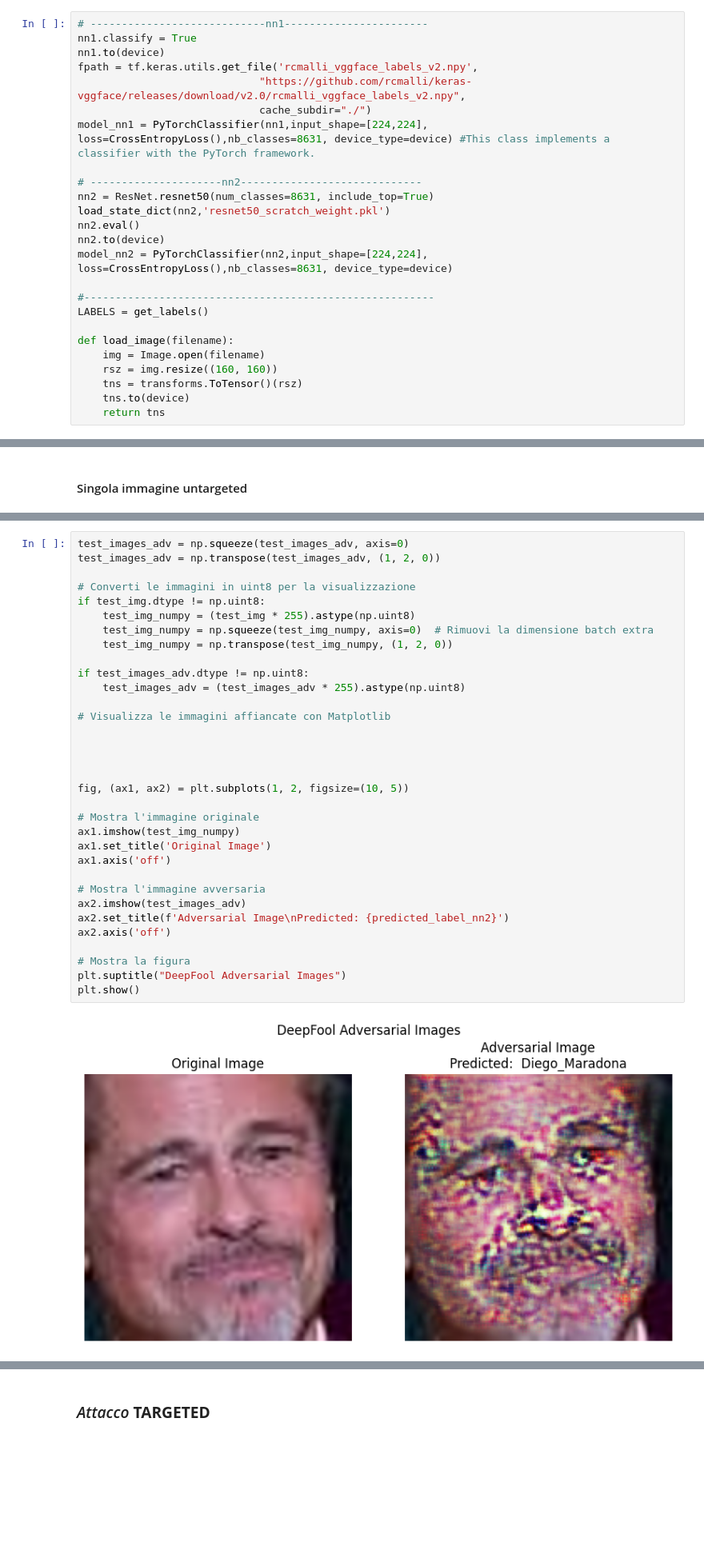
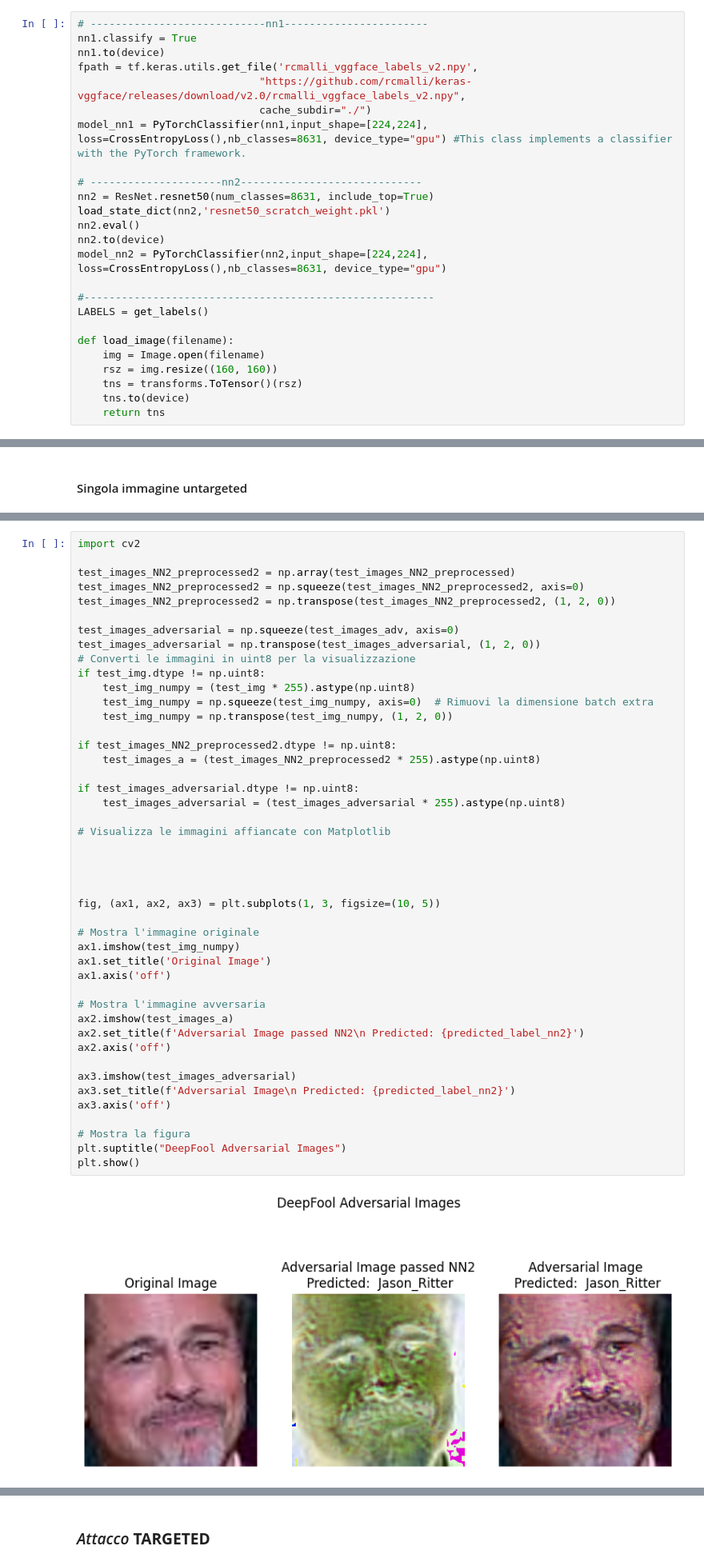
Before and after one commit to dany9999/Face_Recognition_Security, a Jupyter notebook: carlini_wagner.ipynb, the cells around one changed output, grey strips where cells are left out. Shown at 80% size. Saved outputs shown, nothing was run; the diff lists cells and outputs as text; blank space fills up the shorter version.

Commit message:
[ADD] Aggiunta predizione sulle immagini preprocessed

```diff
--- a/carlini_wagner.ipynb
+++ b/carlini_wagner.ipynb
@@ -47,14 +51,14 @@ nn1.to(device)
 fpath = tf.keras.utils.get_file('rcmalli_vggface_labels_v2.npy',
                              "https://github.com/rcmalli/keras-vggface/releases/download/v2.0/rcmalli_vggface_labels_v2.npy",
                              cache_subdir="./")
-model_nn1 = PyTorchClassifier(nn1,input_shape=[224,224], loss=CrossEntropyLoss(),nb_classes=8631, device_type=device) #This class implements a classifier with the PyTorch framework.
+model_nn1 = PyTorchClassifier(nn1,input_shape=[224,224], loss=CrossEntropyLoss(),nb_classes=8631, device_type="gpu") #This class implements a classifier with the PyTorch framework.
 
 # ---------------------nn2-----------------------------
 nn2 = ResNet.resnet50(num_classes=8631, include_top=True)
 load_state_dict(nn2,'resnet50_scratch_weight.pkl')
 nn2.eval()
 nn2.to(device)
-model_nn2 = PyTorchClassifier(nn2,input_shape=[224,224], loss=CrossEntropyLoss(),nb_classes=8631, device_type=device)
+model_nn2 = PyTorchClassifier(nn2,input_shape=[224,224], loss=CrossEntropyLoss(),nb_classes=8631, device_type="gpu")
 
 #--------------------------------------------------------
 LABELS = get_labels()
@@ -236,35 +351,47 @@ correct_label = re.sub(r'_\d+_face_0\.jpg$', '', filename)
 # %%
-test_images_adv = np.squeeze(test_images_adv, axis=0)
-test_images_adv = np.transpose(test_images_adv, (1, 2, 0))
+import cv2
 
+test_images_NN2_preprocessed2 = np.array(test_images_NN2_preprocessed)
+test_images_NN2_preprocessed2 = np.squeeze(test_images_NN2_preprocessed2, axis=0)
+test_images_NN2_preprocessed2 = np.transpose(test_images_NN2_preprocessed2, (1, 2, 0))
+
+test_images_adversarial = np.squeeze(test_images_adv, axis=0)
+test_images_adversarial = np.transpose(test_images_adversarial, (1, 2, 0))
 # Converti le immagini in uint8 per la visualizzazione
 if test_img.dtype != np.uint8:
     test_img_numpy = (test_img * 255).astype(np.uint8)
     test_img_numpy = np.squeeze(test_img_numpy, axis=0)  # Rimuovi la dimensione batch extra
     test_img_numpy = np.transpose(test_img_numpy, (1, 2, 0))
 
-if test_images_adv.dtype != np.uint8:
-    test_images_adv = (test_images_adv * 255).astype(np.uint8)
+if test_images_NN2_preprocessed2.dtype != np.uint8:
+    test_images_a = (test_images_NN2_preprocessed2 * 255).astype(np.uint8)
+
+if test_images_adversarial.dtype != np.uint8:
+    test_images_adversarial = (test_images_adversarial * 255).astype(np.uint8)
 
 # Visualizza le immagini affiancate con Matplotlib
 
 
 
 
-fig, (ax1, ax2) = plt.subplots(1, 2, figsize=(10, 5))
+fig, (ax1, ax2, ax3) = plt.subplots(1, 3, figsize=(10, 5))
 
 # Mostra l'immagine originale
 ax1.imshow(test_img_numpy)
 ax1.set_title('Original Image')
 ax1.axis('off')
 
 # Mostra l'immagine avversaria
-ax2.imshow(test_images_adv)
-ax2.set_title(f'Adversarial Image\nPredicted: {predicted_label_nn2}')
+ax2.imshow(test_images_a)
+ax2.set_title(f'Adversarial Image passed NN2\n Predicted: {predicted_label_nn2}')
 ax2.axis('off')
+
+ax3.imshow(test_images_adversarial)
+ax3.set_title(f'Adversarial Image\n Predicted: {predicted_label_nn2}')
+ax3.axis('off')
 
 # Mostra la figura
 plt.suptitle("DeepFool Adversarial Images")
 plt.show()
 # %% [output]
-[figure, old version]
+[figure, new version]
```
Also changed, not shown: parts of 18 cells of this notebook, 1 other file.
